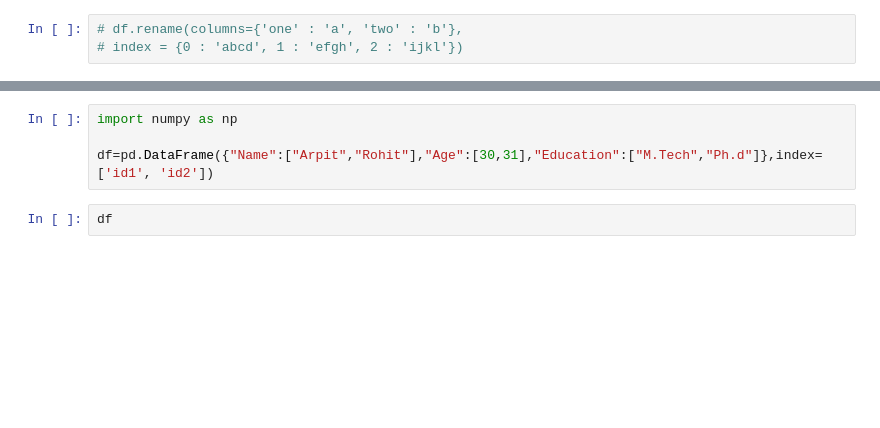
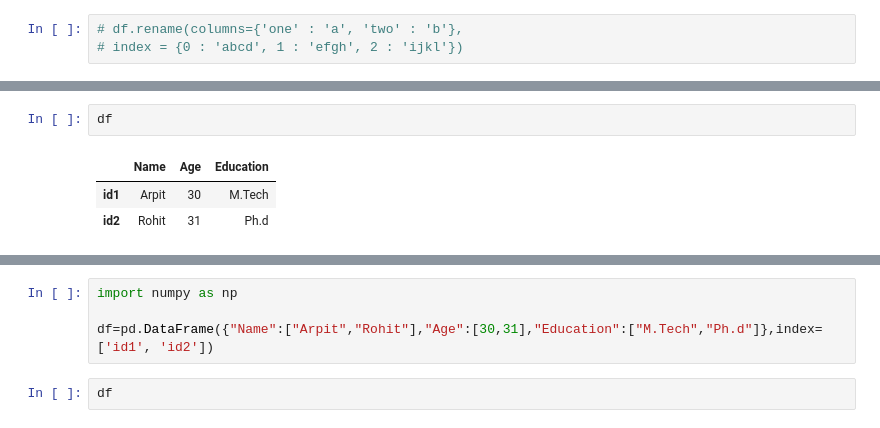
Before and after one commit to RehanShahid/Data-Science-Code, a Jupyter notebook: 5. OS with Python/Codes/Pandas_tutorial.ipynb, the cells around one changed output, grey strips where cells are left out. Saved outputs shown, nothing was run; the diff lists cells and outputs as text; blank space fills up the shorter version.

```diff
--- a/5. OS with Python/Codes/Pandas_tutorial.ipynb
+++ b/5. OS with Python/Codes/Pandas_tutorial.ipynb
@@ -1238,3 +1405,9 @@ for key,value in df.iteritems():
+# %%
+df
+# %% [output]
+|  | Name | Age | Education |
+| id1 | Arpit | 30 | M.Tech |
+| id2 | Rohit | 31 | Ph.d |
 # %%
 for key,value in df.iterrows():
     print(key,value)
```
Also changed, not shown: parts of 28 cells of this notebook, 7 other files.
